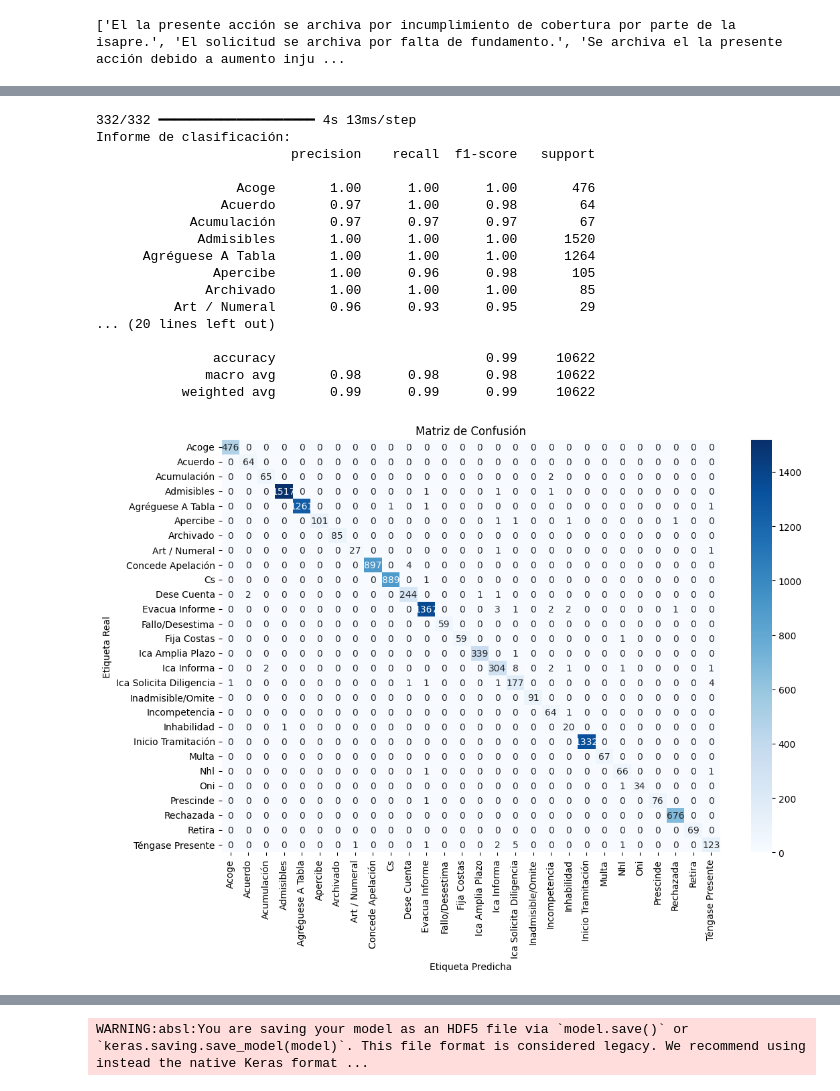
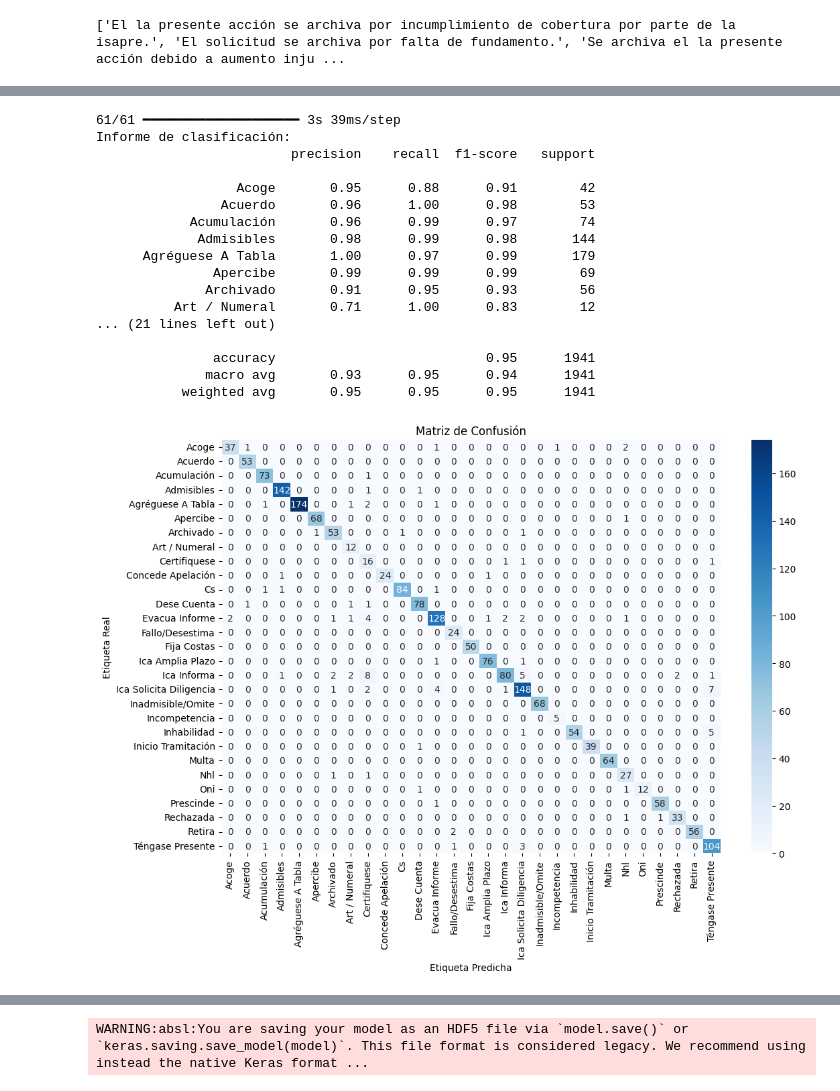
Before and after one commit to LLAES07/nlp, a Jupyter notebook: NLP_CODE.ipynb, the cells around one changed output, grey strips where cells are left out. Saved outputs shown, nothing was run; the diff lists cells and outputs as text; code cells hidden in the pictures.

Commit message:
mejorando data augmentation

```diff
--- a/NLP_CODE.ipynb
+++ b/NLP_CODE.ipynb
@@ -1395,3 +1912,8 @@ df
+# %%
+df['dup_count'] = df.groupby(['descripcion', 'CLASIFICACION_CORRECTA']).cumcount() + 1
+
+max_veces = 5
+df = df[df['dup_count'] <= max_veces]
 # %%
 sentences =  [ line for line in df['descripcion'].values if line != 'Unknown']
 clean_data = [cleaning_data(t) for t in sentences]
@@ -1495,5 +2009,7 @@ Tamaño original: (42486, 88), Tamaño después de SMOTE: (170464, 88)
 # %%
-def metricas_clases(X_test, model):
+from sklearn.metrics import classification_report, confusion_matrix
+
+def metricas_clases(X_test, y_test ,model):
 
     """
     Función que genera probabilidades para el conjunto de prueba y las combierte a las clases predichas. También genera informe de clasificación y matriz de confusion.
@@ -1512,7 +2028,8 @@ def metricas_clases(X_test, model):
     print("Informe de clasificación:")
     print(classification_report(y_true, y_pred, target_names=label_encoder.classes_))
 
-    classification_report_dict = classification_report(y_true, y_pred, target_names=label_encoder.classes_, output_dict=True)
+    classification_report_dict = classification_report(y_true, y_pred,  labels=np.arange(28)
+        ,target_names=label_encoder.classes_, output_dict=True)
 
     df_cr = pd.DataFrame(classification_report_dict).transpose()
 
@@ -1639,4 +2166,6 @@ Informe de clasificación:
 # %%
+from tensorflow.keras.layers import Bidirectional
+
 # Definición del modelo
 model = Sequential()
 
@@ -1644,15 +2173,15 @@ model = Sequential()
 model.add(Embedding(input_dim=total_words, output_dim=50, input_length=max_sequence_len))
 
 # Capa LSTM
-model.add(LSTM(128, return_sequences=False, kernel_regularizer=l2(0.0001)))
+model.add(Bidirectional(LSTM(128, return_sequences=True, kernel_regularizer=l2(0.0001))))
 model.add(Dropout(0.5))
 
 # Capa densa
+model.add(Bidirectional(LSTM(64, kernel_regularizer=l2(0.0001))))
+model.add(Dropout(0.4))
+
 model.add(Dense(64, activation='relu', kernel_regularizer=l2(0.0001)))
 model.add(Dropout(0.3))
-
-model.add(Dense(128, activation='relu', kernel_regularizer=l2(0.0001)))
-model.add(Dropout(0.2))
 
 # Capa de salida
 model.add(Dense(y_categorical.shape[1], activation='softmax'))
@@ -1672,10 +2203,8 @@ X_train, X_test, y_train, y_test = train_test_split(padded_sequences, y_categori
 # %%
-history2 = model.fit(
-    X_train,
-    y_train,
-    epochs=5,
-    batch_size=32,
-    validation_data = (X_test, y_test),
-    callbacks=[early_stopping, reduce_lr]
-)
+
+history = model.fit(X_train, y_train,
+                    validation_data=(X_test, y_test),
+                    epochs=10, batch_size=32,
+                    class_weight=class_weights_dict,
+                    callbacks=[early_stopping, reduce_lr])
 # %% [output]
@@ -1698,21 +2231,21 @@ Test Loss: 0.06996908038854599, Test Accuracy: 0.9931274652481079
 # %%
-df_smote_3 = metricas_clases(X_test, model)
+df_balanceweights_3 = metricas_clases(X_test, y_test, model)
 # %% [output]
-332/332 ━━━━━━━━━━━━━━━━━━━━ 4s 13ms/step
+61/61 ━━━━━━━━━━━━━━━━━━━━ 3s 39ms/step
 Informe de clasificación:
                          precision    recall  f1-score   support
 
-                  Acoge       1.00      1.00      1.00       476
-                Acuerdo       0.97      1.00      0.98        64
-            Acumulación       0.97      0.97      0.97        67
-             Admisibles       1.00      1.00      1.00      1520
-      Agréguese A Tabla       1.00      1.00      1.00      1264
-               Apercibe       1.00      0.96      0.98       105
-              Archivado       1.00      1.00      1.00        85
-          Art / Numeral       0.96      0.93      0.95        29
-... (20 lines left out)
+                  Acoge       0.95      0.88      0.91        42
+                Acuerdo       0.96      1.00      0.98        53
+            Acumulación       0.96      0.99      0.97        74
+             Admisibles       0.98      0.99      0.98       144
+      Agréguese A Tabla       1.00      0.97      0.99       179
+               Apercibe       0.99      0.99      0.99        69
+              Archivado       0.91      0.95      0.93        56
+          Art / Numeral       0.71      1.00      0.83        12
+... (21 lines left out)
 
-               accuracy                           0.99     10622
-              macro avg       0.98      0.98      0.98     10622
-           weighted avg       0.99      0.99      0.99     10622
+               accuracy                           0.95      1941
+              macro avg       0.93      0.95      0.94      1941
+           weighted avg       0.95      0.95      0.95      1941
-[figure, old version]
+[figure, new version]
```
Also changed, not shown: parts of 75 cells of this notebook, 11 other files.
